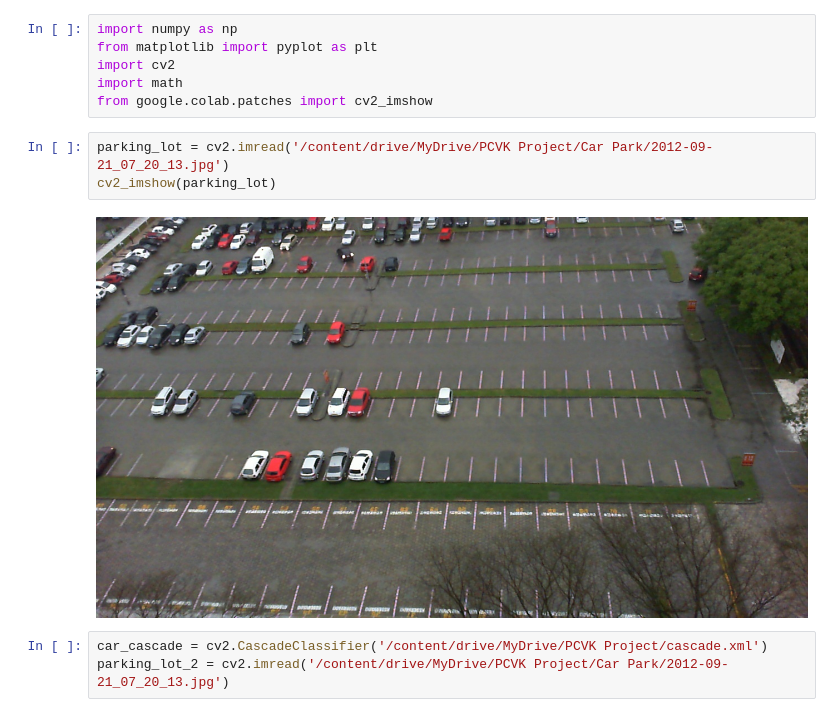
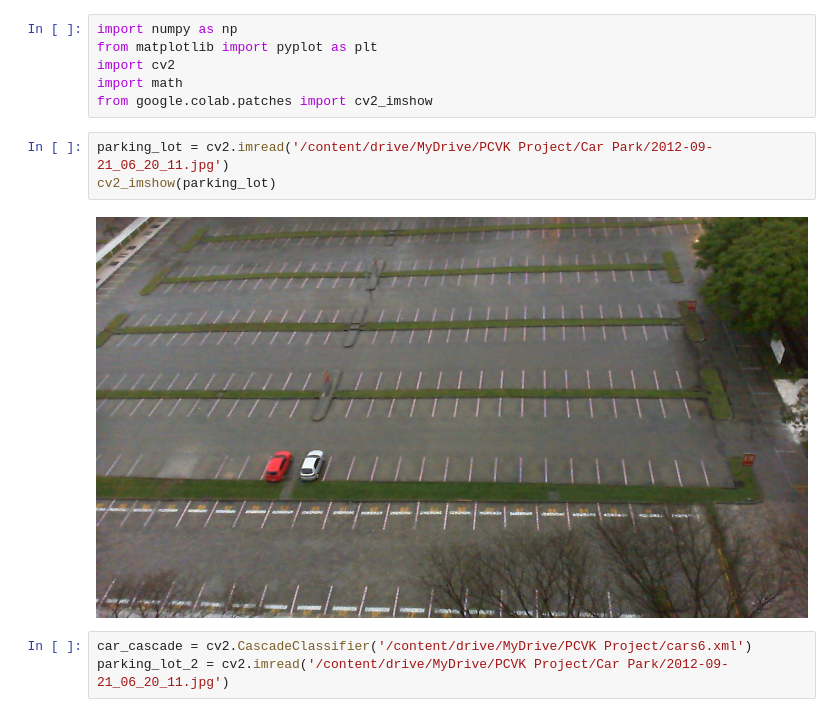
Before and after one commit to rizalanhari/PCVK_Genap_2021, a Jupyter notebook: car_detection.ipynb, the cells around one changed output. Drawn from its saved outputs; the diff is of its cells as text.

```diff
--- a/car_detection.ipynb
+++ b/car_detection.ipynb
@@ -12,11 +12,11 @@ import cv2
 import math
 from google.colab.patches import cv2_imshow
 # %%
-parking_lot = cv2.imread('/content/drive/MyDrive/PCVK Project/Car Park/2012-09-21_07_20_13.jpg')
+parking_lot = cv2.imread('/content/drive/MyDrive/PCVK Project/Car Park/2012-09-21_06_20_11.jpg')
 cv2_imshow(parking_lot)
 # %% [output]
-[figure, old version]
+[figure, new version]
 # %%
-car_cascade = cv2.CascadeClassifier('/content/drive/MyDrive/PCVK Project/cascade.xml')
-parking_lot_2 = cv2.imread('/content/drive/MyDrive/PCVK Project/Car Park/2012-09-21_07_20_13.jpg')
+car_cascade = cv2.CascadeClassifier('/content/drive/MyDrive/PCVK Project/cars6.xml')
+parking_lot_2 = cv2.imread('/content/drive/MyDrive/PCVK Project/Car Park/2012-09-21_06_20_11.jpg')
 # %%
```
Also changed, not shown: parts of 7 cells of this notebook.
